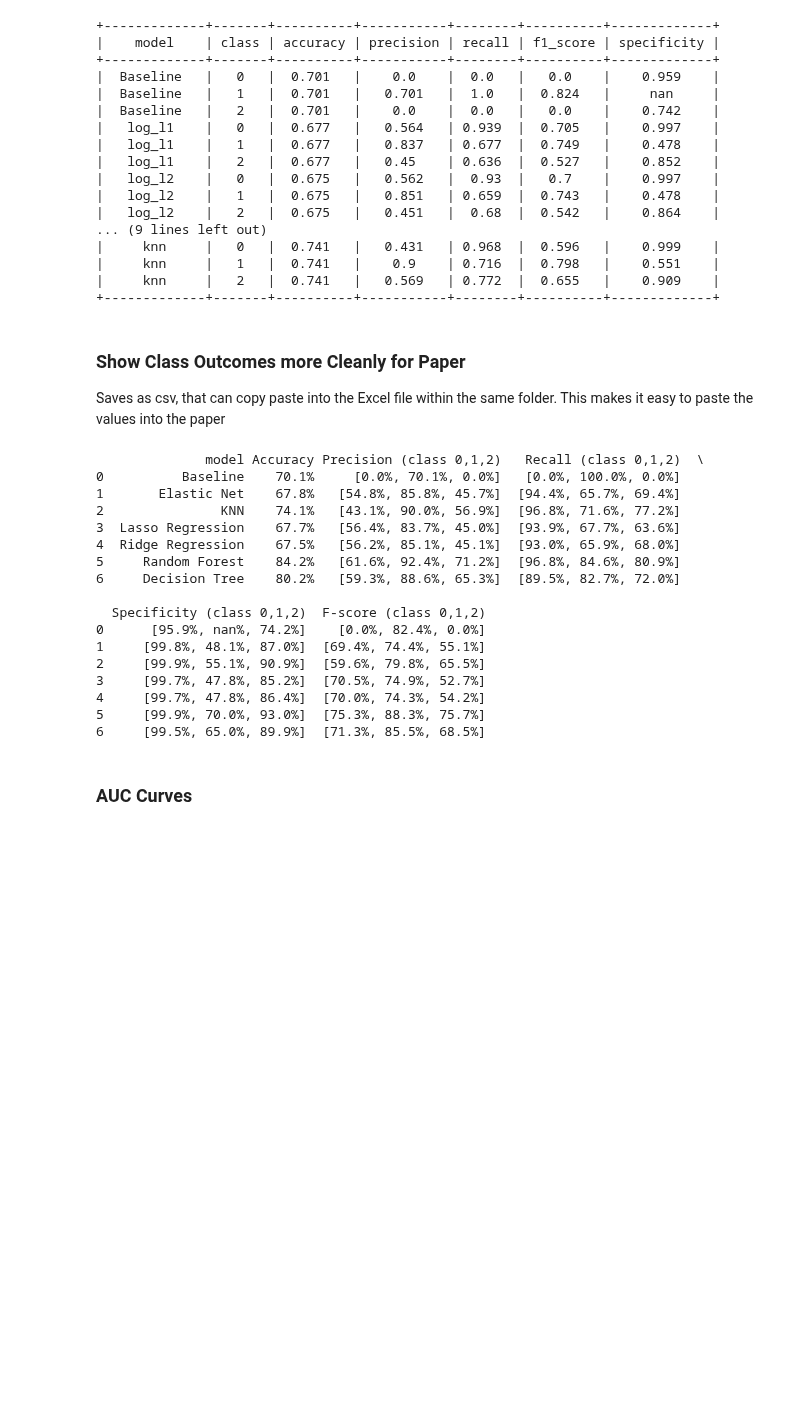
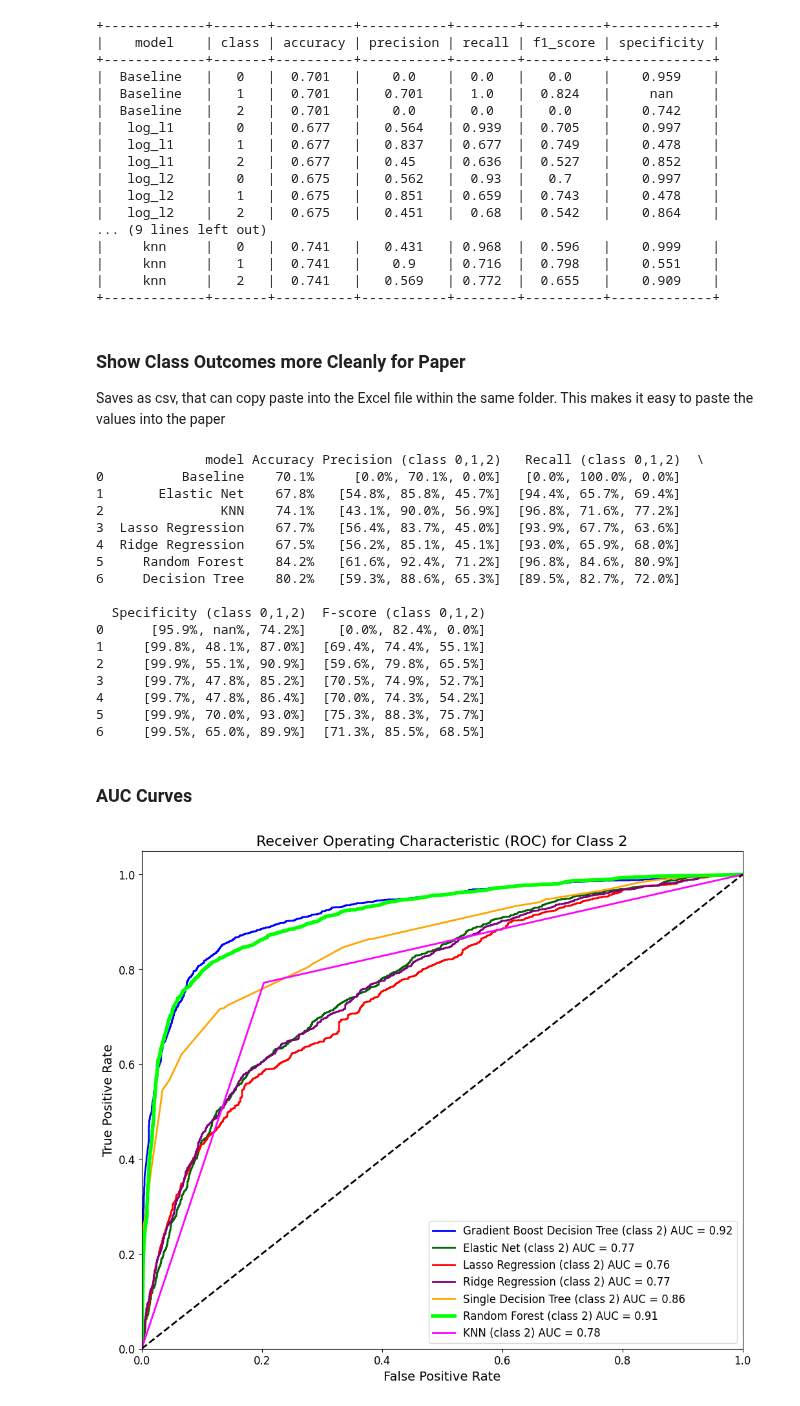
Before and after one commit to teamlunarlanding/Pharma-Drug-Surveillance, a Jupyter notebook: Modeling.ipynb, the cells around one changed output. Cells and saved outputs as stored; diff of their text form; code cells hidden in the pictures; blank space fills up the shorter version.

Commit message:
ROCPlot

```diff
--- a/Modeling.ipynb
+++ b/Modeling.ipynb
@@ -885,3 +899,5 @@ tree1_metrics_df.head()
+# %%
+tree1_y_pred_proba = tree1.predict_proba(X_test_encoded)  # This should be a 2D array
 # %% [markdown]
 #### View Classification Matrix
 # %%
@@ -1019,3 +1037,5 @@ rf_metrics_df.head()
+# %%
+rf_y_pred_proba = rf.predict_proba(X_test_encoded)  # This should be a 2D array
 # %% [markdown]
 #### View Classification Matrix
 # %%
@@ -1074,3 +1096,5 @@ grboost_metrics_df.head()
+# %%
+grboost_y_pred_proba = grboost.predict_proba(X_test_encoded)  # This should be a 2D array
 # %% [markdown]
 #### View Classification Matrix
 # %%
@@ -1168,3 +1194,5 @@ knn_metrics_df.head()
+# %%
+knn_y_pred_proba = knn.predict_proba(X_test_encoded)  # This should be a 2D array
 # %% [markdown]
 #### View Classification Matrix
 # %%
@@ -1320,37 +1348,80 @@ aggregated_df.to_csv(file_path, index=False)
 # %% [markdown]
 ### AUC Curves
 # %%
-model_names = ['grboost', 'model_2', 'model_3']
-y_tests = [y_test, y_test, y_test]  # List of true labels for each model
-y_pred_probs = [grboost_y_pred_proba, model_2_y_pred_proba, model_3_y_pred_proba]  # List of predicted probabilities for each model
+import matplotlib.pyplot as plt
+from sklearn.metrics import roc_curve, auc
+from sklearn.preprocessing import label_binarize
+
+# Enable inline plotting in Jupyter Notebook
+%matplotlib inline
+
+# List of model names
+model_names = ['Gradient Boost Decision Tree', 'Elastic Net', 'Lasso Regression', 'Ridge Regression', 'Single Decision Tree', 'Random Forest', 'KNN']
+
+# List of true labels and predicted probabilities
+y_tests = [y_test, y_test, y_test, y_test, y_test, y_test, y_test]  # True labels for each model
+y_pred_probs = [grboost_y_pred_proba, elastic_net_y_pred_proba, log_l1_y_pred_proba, log_l2_y_pred_proba, tree1_y_pred_proba, rf_y_pred_proba, knn_y_pred_proba]  # Predicted probabilities for each model
+
+# Colors for each model
+colors = {
+    'Gradient Boost Decision Tree': 'blue',
+    'Elastic Net': 'darkgreen',
+    'Lasso Regression': 'red',
+    'Ridge Regression': 'purple',
+    'Single Decision Tree': 'orange',
+    'Random Forest': 'lime',  # Distinct color for Random Forest
+    'KNN': 'magenta'
+}
 
 # Number of classes
-n_classes = len(set(y_test))  # Change this according to your dataset
+n_classes = 3
 
-# Binarize the output labels
+# Binarize the output labels for each class
 y_tests_bin = [label_binarize(y, classes=range(n_classes)) for y in y_tests]
 
-plt.figure(figsize=(10, 8))
+plt.figure(figsize=(12, 10))
+
+# Class to focus on
+class_index = 2
 
 for model_name, y_test_bin, y_pred_prob in zip(model_names, y_tests_bin, y_pred_probs):
-    # Compute ROC curve and ROC area for each class
-    fpr = {}
-    tpr = {}
-    roc_auc = {}
-    for i in range(n_classes):
-        fpr[i], tpr[i], _ = roc_curve(y_test_bin[:, i], y_pred_prob[:, i])
-        roc_auc[i] = auc(fpr[i], tpr[i])
+    # Compute ROC curve and ROC area for the specific class
+    fpr, tpr, _ = roc_curve(y_test_bin[:, class_index], y_pred_prob[:, class_index])
+    roc_auc = auc(fpr, tpr)
 
-    # Plot all ROC curves
-    for i in range(n_classes):
-        plt.plot(fpr[i], tpr[i], lw=2, label=f'{model_name} (class {i}) AUC = {roc_auc[i]:.2f}')
+    # Set line width and color based on model
+    if model_name == 'Random Forest':
+        lw = 4  # Thicker line for Random Forest
+        color = colors.get(model_name, 'black')  # Color for Random Forest
+    else:
+        lw = 2  # Default line width
+        color = colors.get(model_name, 'black')  # Default color for other models
+
+    # Plot ROC curve for the specific class
+    plt.plot(fpr, tpr, lw=lw, color=color, label=f'{model_name} (class {class_index}) AUC = {roc_auc:.2f}')
 
 # Plot random guess line
 plt.plot([0, 1], [0, 1], 'k--', lw=2)
+
+# Set axis labels and title with font sizes
+plt.xlabel('False Positive Rate', fontsize=14)
+plt.ylabel('True Positive Rate', fontsize=14)
+plt.title('Receiver Operating Characteristic (ROC) for Class 2', fontsize=16)
+
+# Adjust the size of the axis ticks and legend
+plt.xticks(fontsize=12)
+plt.yticks(fontsize=12)
+plt.legend(loc="lower right", fontsize=12)
+
 plt.xlim([0.0, 1.0])
 plt.ylim([0.0, 1.05])
-plt.xlabel('False Positive Rate')
-plt.ylabel('True Positive Rate')
-plt.title('Receiver Operating Characteristic (ROC)')
-plt.legend(loc="lower right")
 plt.show()
+
+folder_path = 'ModelOutput'
+if not os.path.exists(folder_path):
+    os.makedirs(folder_path)
+
+img_path = os.path.join(folder_path, 'ROCPlot.png')
+plt.savefig(img_path)
+# %% [output]
+[figure, added]
```
Also changed, not shown: parts of 13 cells of this notebook, 1 other file.
